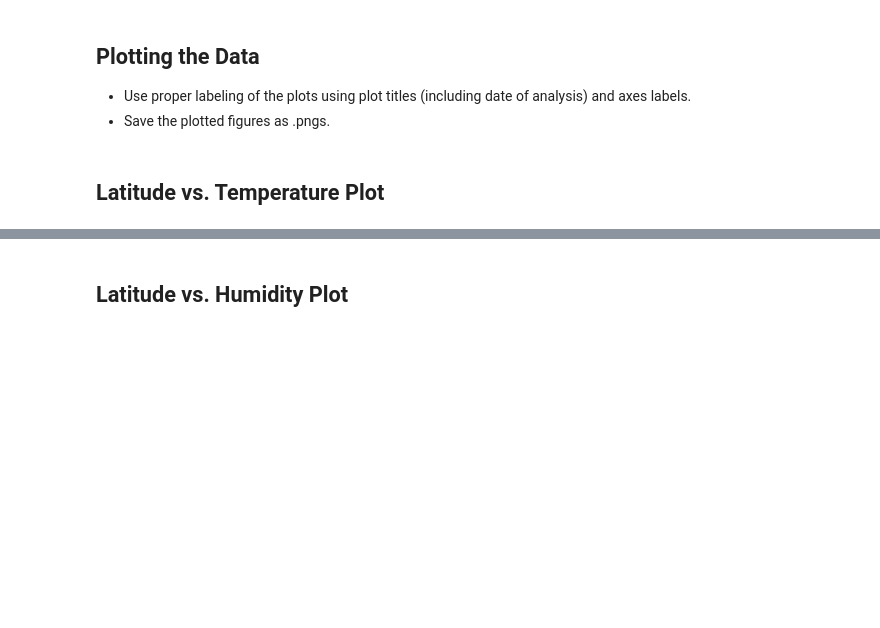
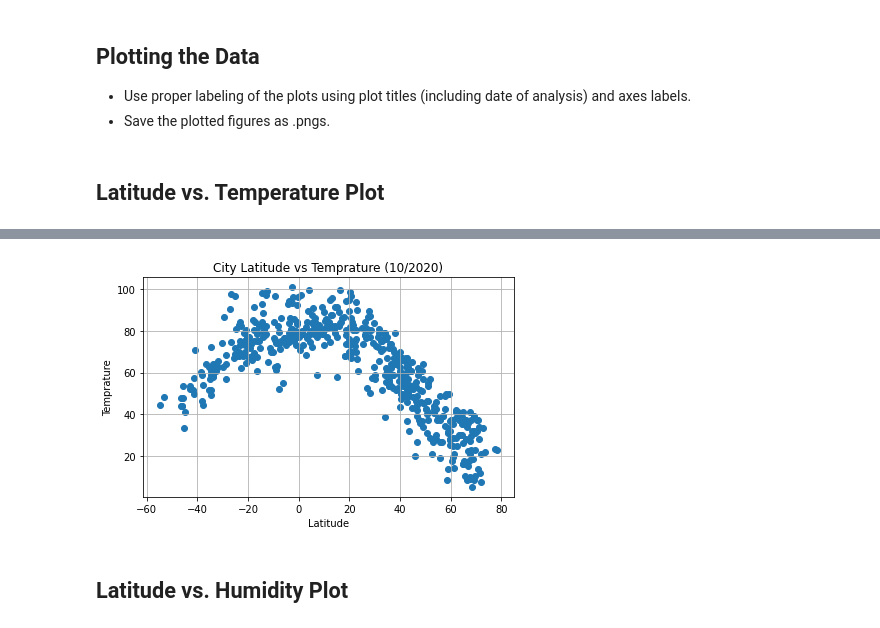
Before and after one commit to JohnShuford/Python-API-Challenge, a Jupyter notebook: WeatherPy/WeatherPy.ipynb, the cells around one changed output, grey strips where cells are left out. Cells and saved outputs as stored; diff of their text form; code cells hidden in the pictures; blank space fills up the shorter version.

Commit message:
creating the scatter plots

```diff
--- a/WeatherPy/WeatherPy.ipynb
+++ b/WeatherPy/WeatherPy.ipynb
@@ -189,2 +184,17 @@ Series([], Name: Humidity, dtype: int64)
+# %%
+#gathering the
+latitude = city_df_2['Lat']
+temprature = city_df_2['Max Temp']
+
+#creating the scatter plot
+plt.title('City Latitude vs Temprature (10/2020)')
+plt.xlabel('Latitude')
+plt.ylabel('Temprature')
+plt.scatter(latitude, temprature)
+plt.grid(True)
+plt.tight_layout()
+plt.show()
+# %% [output]
+[figure, added]
 # %% [markdown]
 ## Latitude vs. Humidity Plot
```
Also changed, not shown: parts of 8 cells of this notebook.
